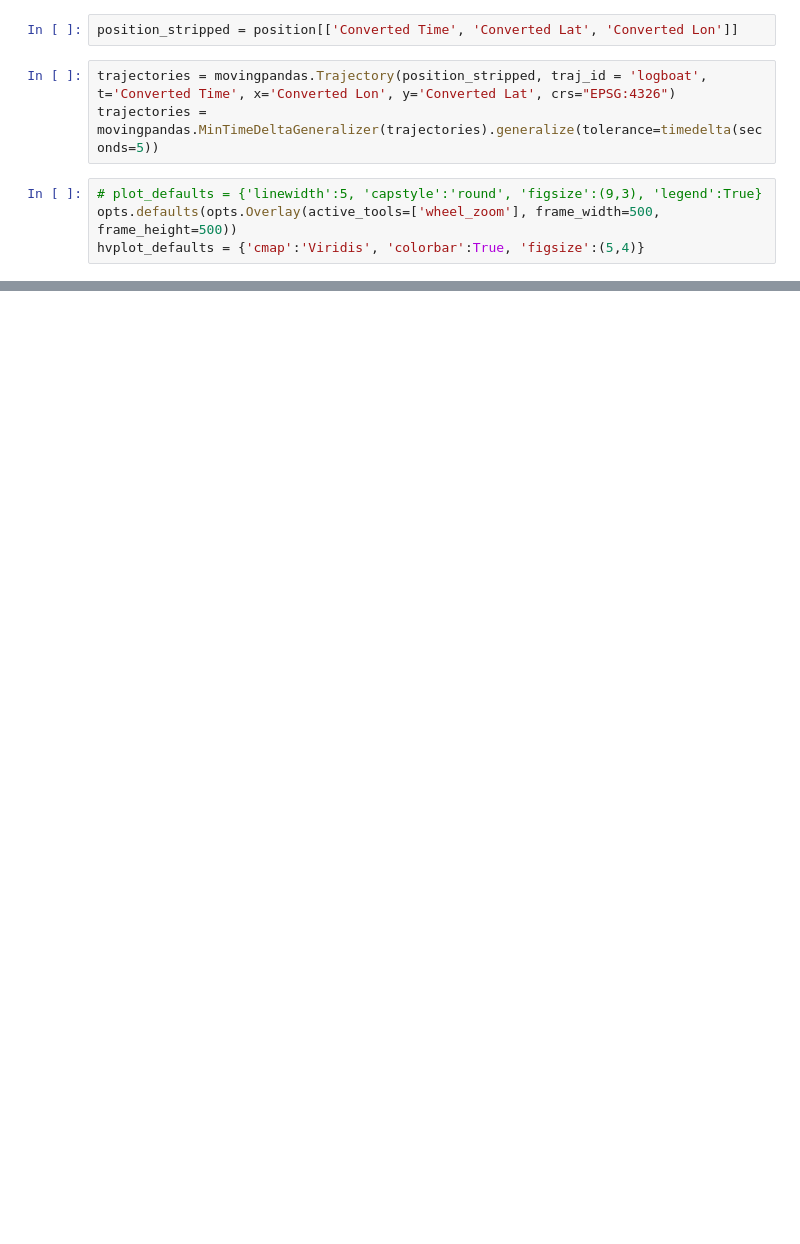
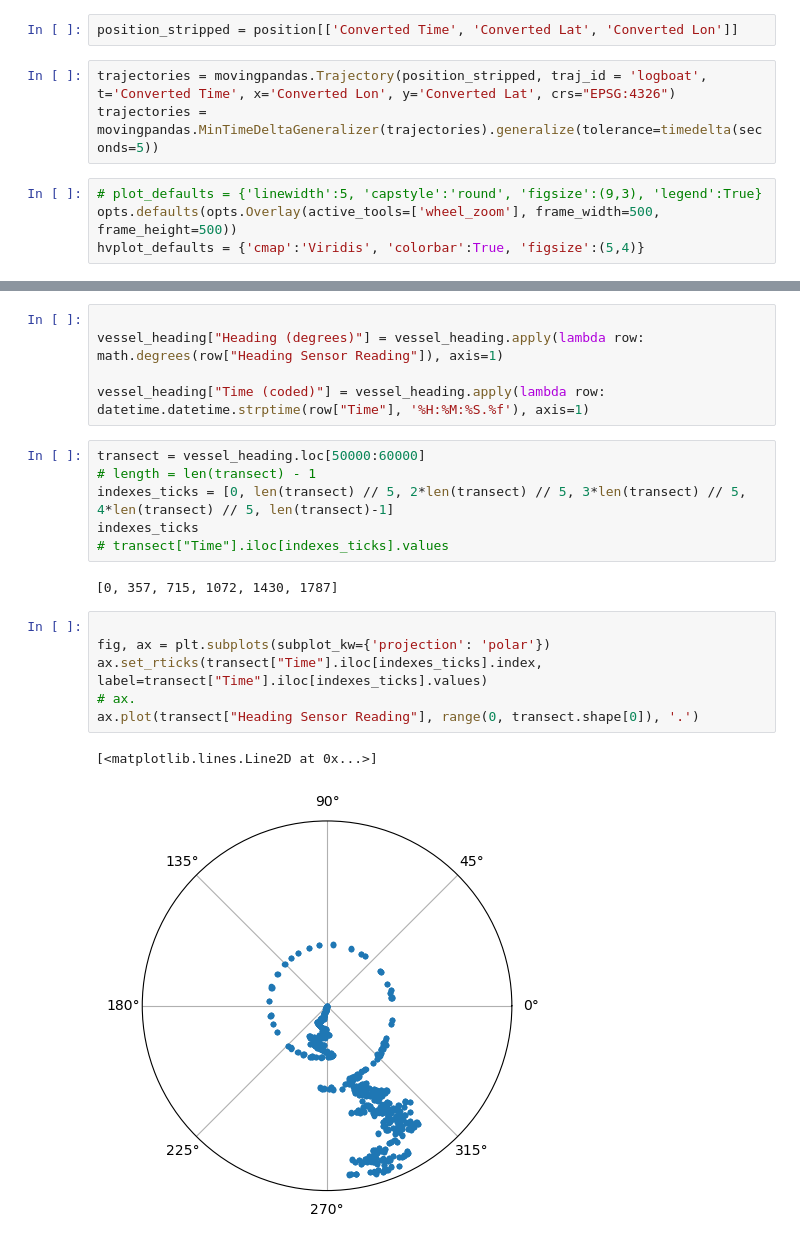
Before and after one commit to mtomasini/NavigationAnalysis, a Jupyter notebook: exploration.ipynb, the cells around one changed output, grey strips where cells are left out. Drawn from its saved outputs; the diff is of its cells as text; blank space fills up the shorter version.

```diff
--- a/exploration.ipynb
+++ b/exploration.ipynb
@@ -66,0 +113,22 @@ WARNING:tornado.access:404 GET /favicon.ico (127.0.0.1) 0.47ms
+# %%
+
+vessel_heading["Heading (degrees)"] = vessel_heading.apply(lambda row: math.degrees(row["Heading Sensor Reading"]), axis=1)
+
+vessel_heading["Time (coded)"] = vessel_heading.apply(lambda row: datetime.datetime.strptime(row["Time"], '%H:%M:%S.%f'), axis=1)
+# %%
+transect = vessel_heading.loc[50000:60000]
+# length = len(transect) - 1
+indexes_ticks = [0, len(transect) // 5, 2*len(transect) // 5, 3*len(transect) // 5, 4*len(transect) // 5, len(transect)-1]
+indexes_ticks
+# transect["Time"].iloc[indexes_ticks].values
+# %% [output]
+[0, 357, 715, 1072, 1430, 1787]
+# %%
+
+fig, ax = plt.subplots(subplot_kw={'projection': 'polar'})
+ax.set_rticks(transect["Time"].iloc[indexes_ticks].index, label=transect["Time"].iloc[indexes_ticks].values)
+# ax.
+ax.plot(transect["Heading Sensor Reading"], range(0, transect.shape[0]), '.')
+# %% [output]
+[<matplotlib.lines.Line2D at 0x...>]
+[figure, added]
```
Also changed, not shown: parts of 31 cells of this notebook, 6 other files.
